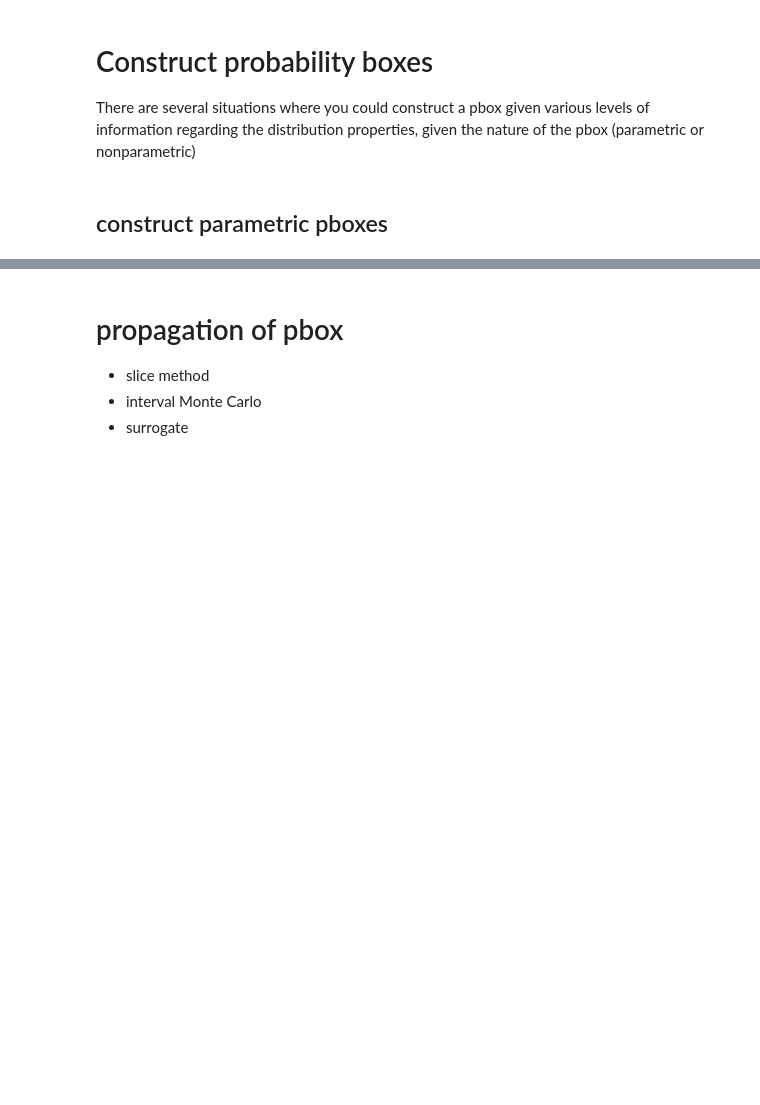
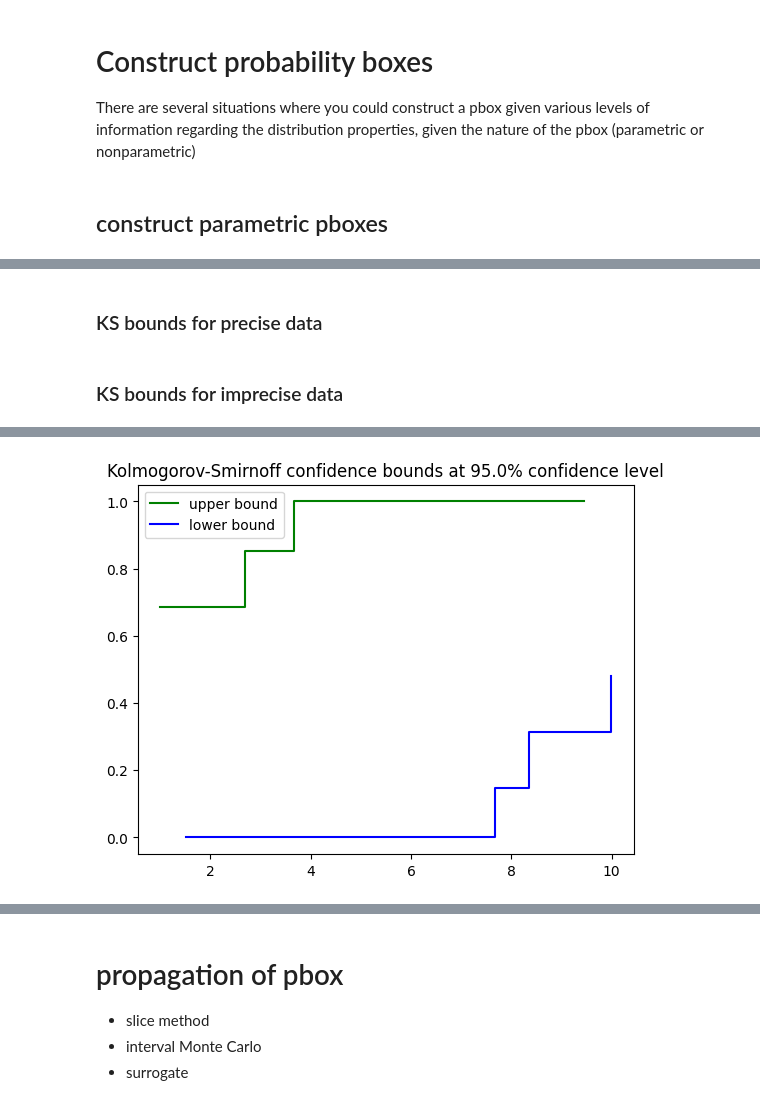
Before and after one commit to leslieDLcy/PyUncertainNumber, a Jupyter notebook: _personal/unglorfied_tests/pbox/tutorial_pbox.ipynb, the cells around one changed output, grey strips where cells are left out. Saved outputs shown, nothing was run; the diff lists cells and outputs as text; code cells hidden in the pictures; blank space fills up the shorter version.

Commit message:
KS bounds also take interval data

```diff
--- a/_personal/unglorfied_tests/pbox/tutorial_pbox.ipynb
+++ b/_personal/unglorfied_tests/pbox/tutorial_pbox.ipynb
@@ -81,0 +79,2 @@ min_max_mean_var(0, 2, 1, 0.5).show()
+# %% [markdown]
+### KS bounds for precise data
@@ -81,0 +88,7 @@ min_max_mean_var(0, 2, 1, 0.5).show()
+# %% [markdown]
+### KS bounds for imprecise data
+# %%
+v_skinny = intervalise(Data.skinny)
+# %%
+_, _ = KS_bounds(v_skinny, alpha=0.025,  display=True)
+# %% [output]
@@ -81,0 +96 @@ min_max_mean_var(0, 2, 1, 0.5).show()
+[figure, added]
```
Also changed, not shown: parts of 12 cells of this notebook, 3 other files.
